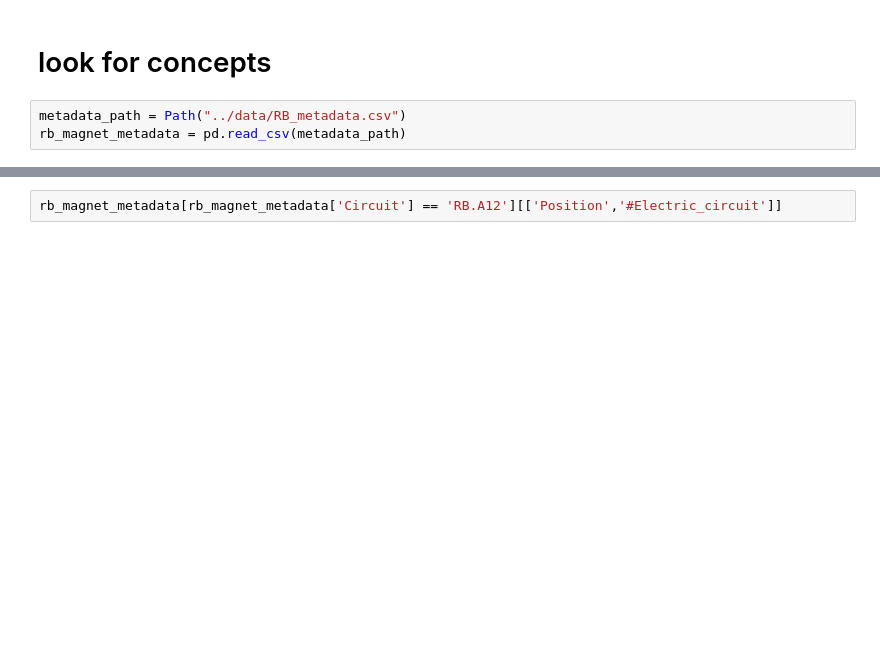
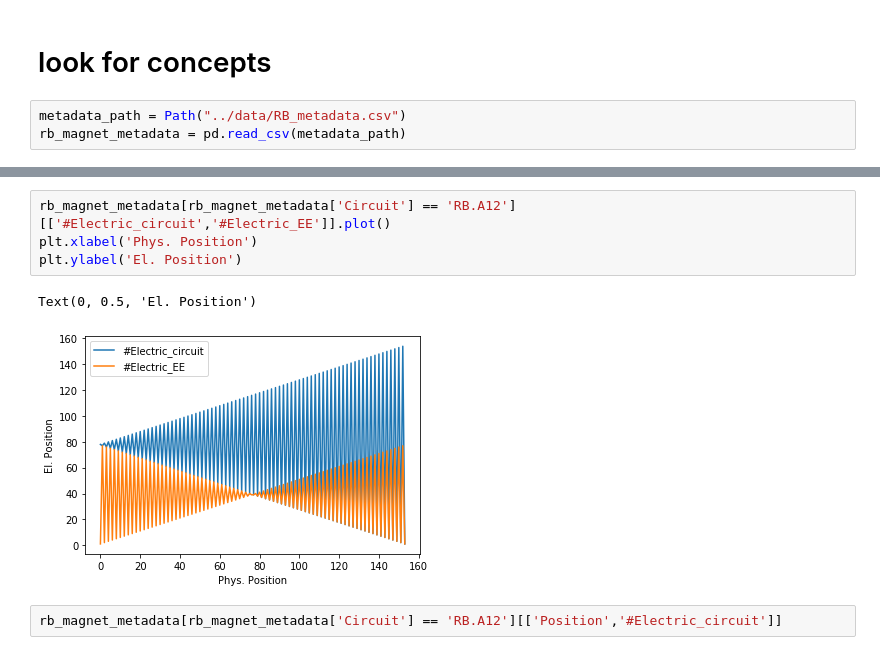
Before and after one commit to cobermai/lhc_anomaly_detection, a Jupyter notebook: notebooks/RB_FPA_analysis_prim_quench.ipynb, the cells around one changed output, grey strips where cells are left out. Saved outputs shown, nothing was run; the diff lists cells and outputs as text; blank space fills up the shorter version.

```diff
--- a/notebooks/RB_FPA_analysis_prim_quench.ipynb
+++ b/notebooks/RB_FPA_analysis_prim_quench.ipynb
@@ -359,3 +353,10 @@ Text(0.5, 0, 'el position')
+# %%
+rb_magnet_metadata[rb_magnet_metadata['Circuit'] == 'RB.A12'][['#Electric_circuit','#Electric_EE']].plot()
+plt.xlabel('Phys. Position')
+plt.ylabel('El. Position')
+# %% [output]
+Text(0, 0.5, 'El. Position')
+[figure, added]
 # %%
 rb_magnet_metadata[rb_magnet_metadata['Circuit'] == 'RB.A12'][['Position','#Electric_circuit']]
 # %% [output]
```
Also changed, not shown: parts of 6 cells of this notebook, 2 other files.
